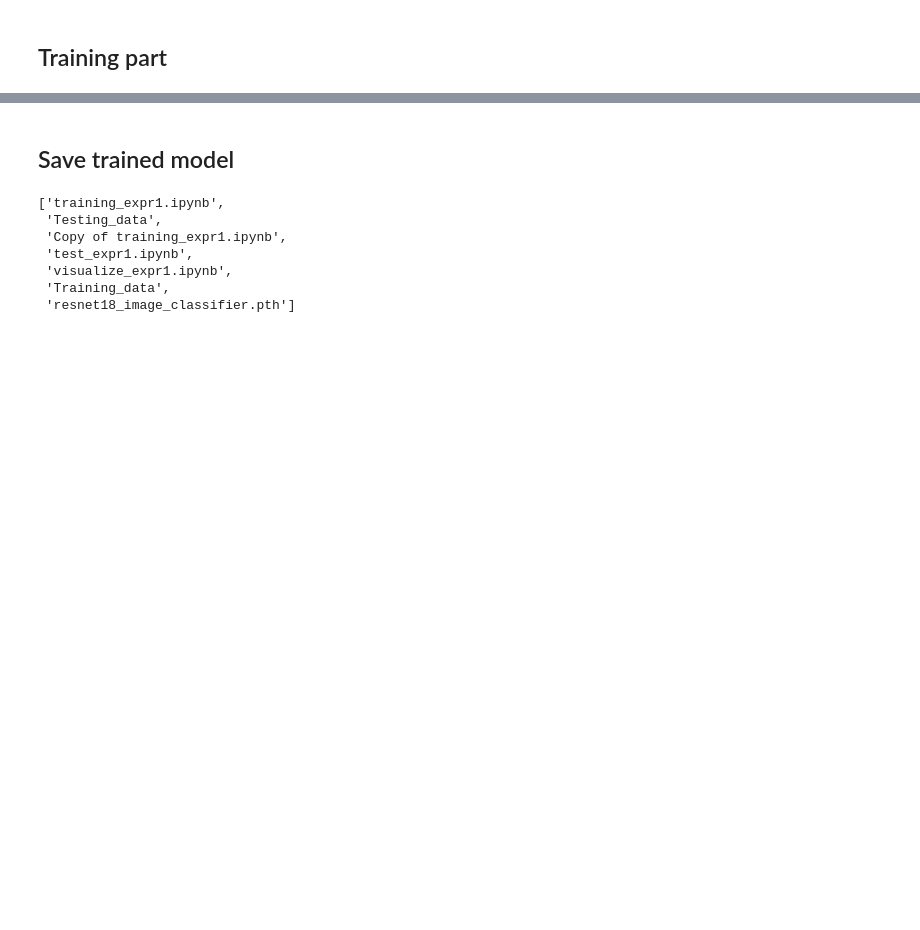
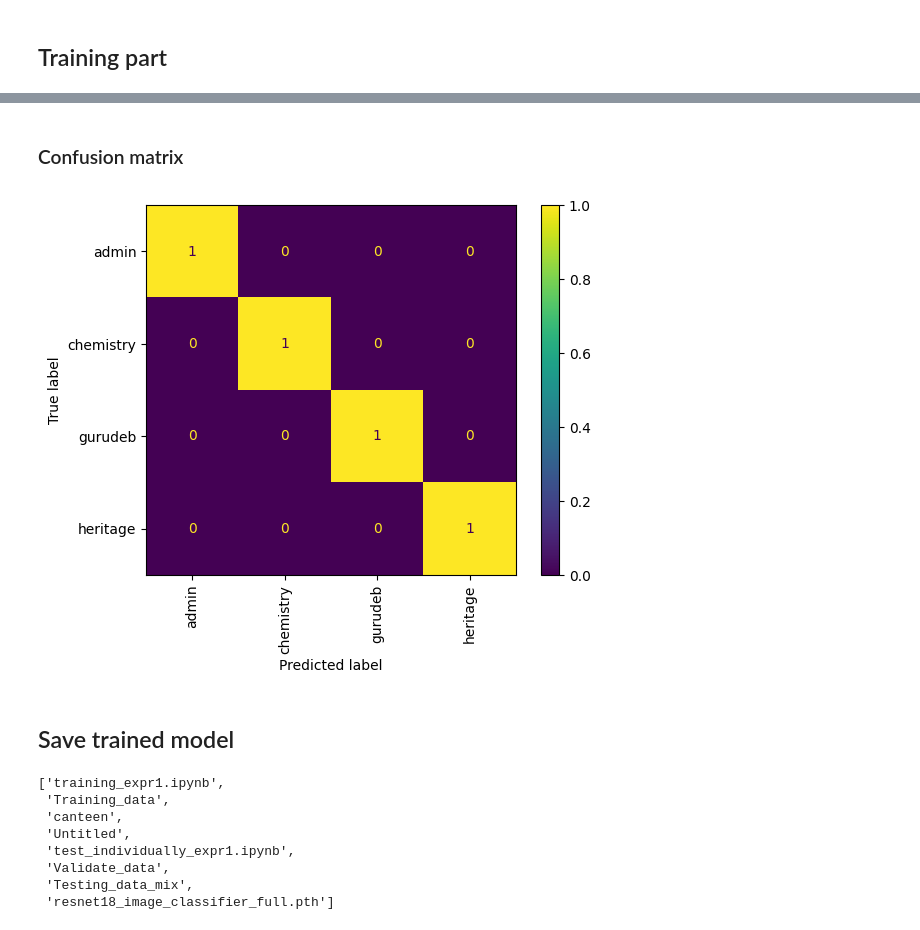
Before and after one commit to Shnku/pythoning_stuff, a Jupyter notebook: NN/training_expr1.ipynb, the cells around one changed output, grey strips where cells are left out. Drawn from its saved outputs; the diff is of its cells as text; code cells hidden in the pictures; blank space fills up the shorter version.

Commit message:
filterded validation data Rsnet18train..got 68 accuracy
- confusion matrix drawing need to do ...
- recreated the testing/validation data

```diff
--- a/NN/training_expr1.ipynb
+++ b/NN/training_expr1.ipynb
@@ -18,16 +19,9 @@ Drive already mounted at /content/drive; to attempt to forcibly remount, call dr
 import os
 
 # Determine the data path based on the existence of shared or direct paths
-root_path = (
-    SHARED_PATH
-    if os.path.exists(SHARED_PATH)
-    else DIRECT_PATH
-    if os.path.exists(DIRECT_PATH)
-    else None
-)
+root_path = SHARED_PATH if os.path.exists(SHARED_PATH) else DIRECT_PATH if os.path.exists(DIRECT_PATH) else None
 
-
-data_path = ""
+data_path = ''
 # Print the chosen path or an error message
 if root_path:
     print(f"Using path: {root_path}")
@@ -47,8 +42,8 @@ Training_data
 # %% [markdown]
 ## Specify training and testing data path
 # %%
-path_train_data = data_path + "/Training_data"
-path_test_data = data_path + "/Testing_data"
+path_train_data= data_path + "/Training_data"
+path_test_data= data_path + "/Validate_data"
 # %% [markdown]
 ## Importing pytorch and setup CPU or GPU
 # %%
@@ -315,15 +300,40 @@ eval_model_on_test(rsnt18_model, test_loader)
+# %% [markdown]
+### Confusion matrix
+# %%
+from sklearn.metrics import confusion_matrix, ConfusionMatrixDisplay
+
+actual_label = train_dataset.classes
+predicted_label = test_dataset.classes
+# for test_image, test_label in
+#     test_output = resnet_model_for_cnc(test_image.to(device=CUDA_DEVICE))
+#     test_class_index = torch.argmax(test_output, dim=1).item()
+#     actual_label.append(test_label.item())
+#     predicted_label.append(test_class_index)
+
+ConfusionMatrixDisplay(
+    confusion_matrix=confusion_matrix(actual_label, predicted_label),
+    display_labels=test_dataset.classes
+).plot()
+plt.xticks(rotation=90)
+plt.show()
+# %% [output]
+[figure, added]
 # %% [markdown]
 ## Save trained model
 # %%
 # print(rsnt18_model.state_dict())
-torch.save(rsnt18_model.state_dict(), data_path + "/resnet18_image_classifier.pth")
+# torch.save(rsnt18_model.state_dict(), data_path +'/resnet18_image_classifier.pth')
+
+#save entire model
+torch.save(rsnt18_model, data_path +'/resnet18_image_classifier_full.pth')
 
 os.listdir(data_path)
 # %% [output]
 ['training_expr1.ipynb',
- 'Testing_data',
- 'Copy of training_expr1.ipynb',
- 'test_expr1.ipynb',
- 'visualize_expr1.ipynb',
  'Training_data',
- 'resnet18_image_classifier.pth']
+ 'canteen',
+ 'Untitled',
+ 'test_individually_expr1.ipynb',
+ 'Validate_data',
+ 'Testing_data_mix',
+ 'resnet18_image_classifier_full.pth']
```
Also changed, not shown: parts of 14 cells of this notebook.
